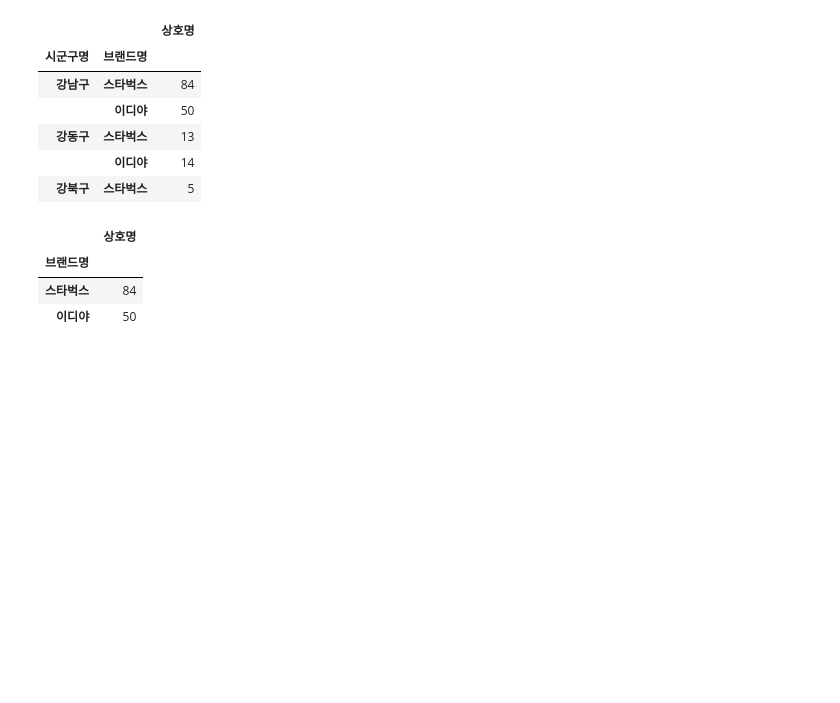
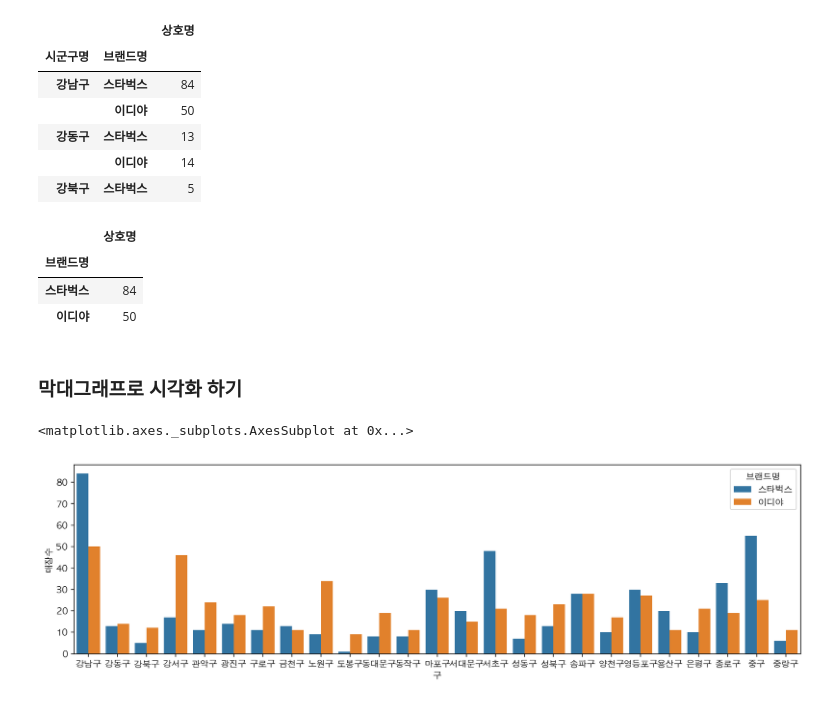
Before and after one commit to neverlish/Learned, a Jupyter notebook: data/inflearn-public-data-python/04-coffee-store.ipynb, the cells around one changed output. Drawn from its saved outputs; the diff is of its cells as text; code cells hidden in the pictures; blank space fills up the shorter version.

```diff
--- a/data/inflearn-public-data-python/04-coffee-store.ipynb
+++ b/data/inflearn-public-data-python/04-coffee-store.ipynb
@@ -369,3 +369,13 @@ pivot.loc['강남구']
 | 브랜드명 |  |
 | 스타벅스 | 84 |
 | 이디야 | 50 |
+# %% [markdown]
+### 막대그래프로 시각화 하기
+# %%
+# seaborn의 barplot 을 활용해 구별 매장수를 시각화 합니다.
+
+plt.figure(figsize=(15,4))
+sns.barplot(data=df_cafe_vs, x='구', y='매장수', hue='브랜드명')
+# %% [output]
+<matplotlib.axes._subplots.AxesSubplot at 0x...>
+[figure, added]
```
Also changed, not shown: parts of 7 cells of this notebook.
